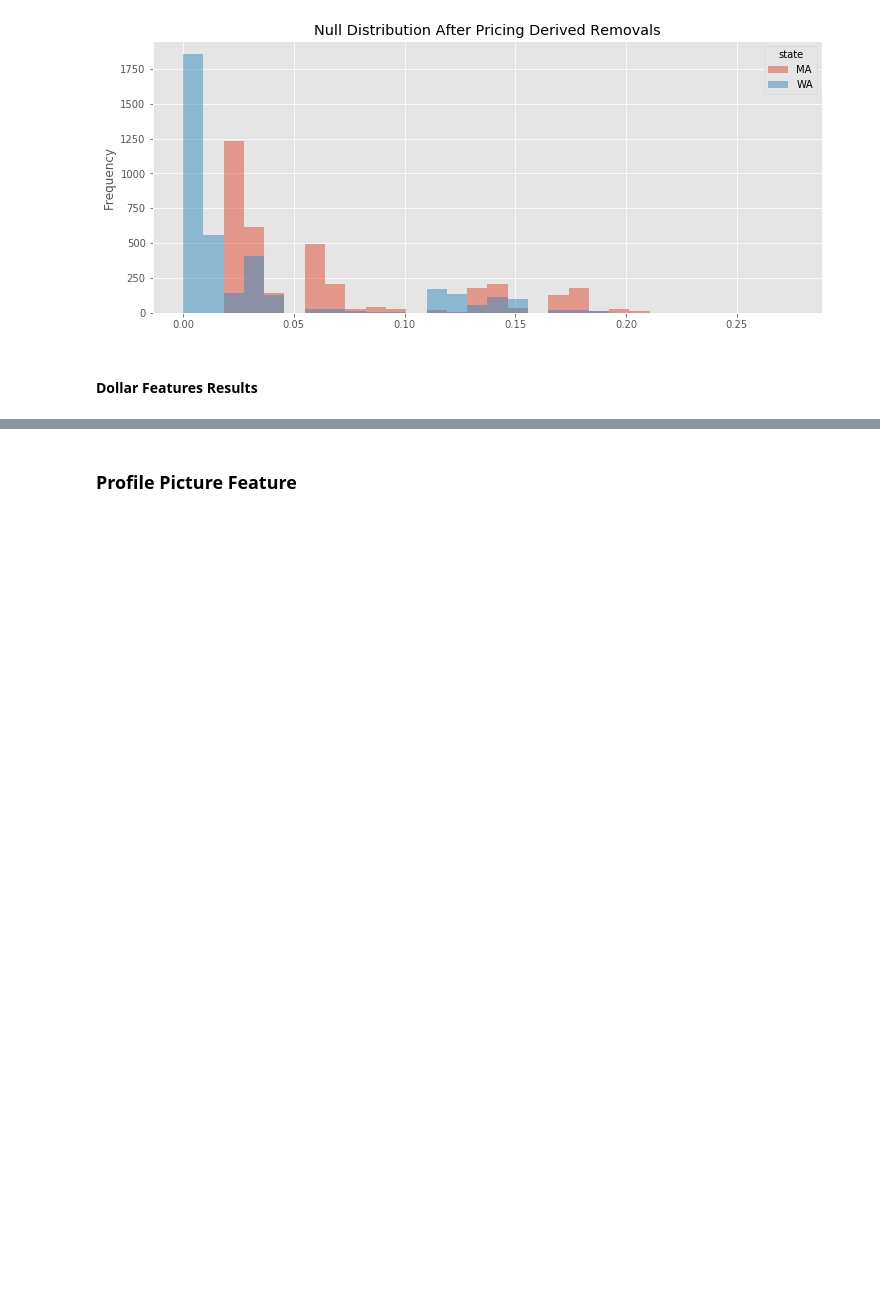
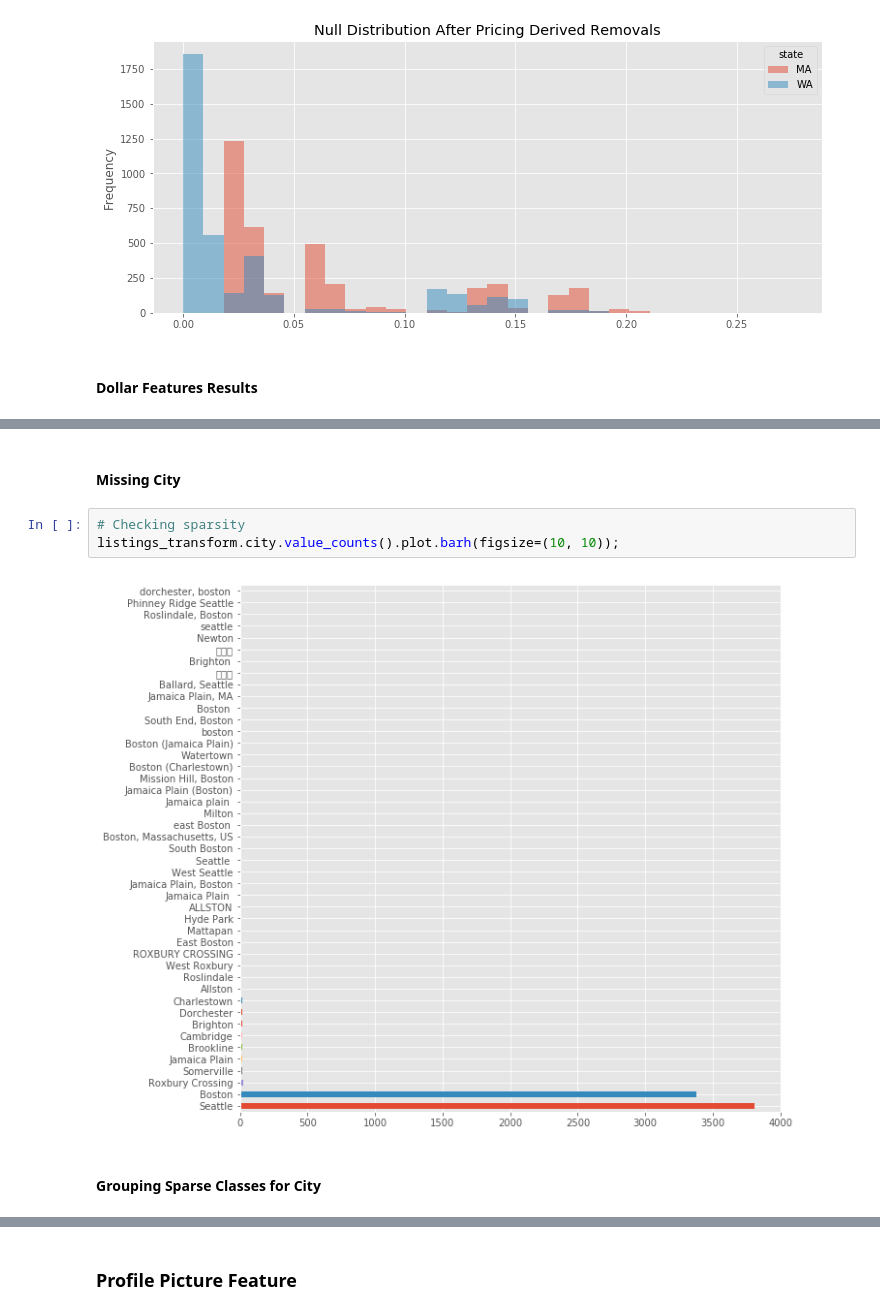
Before and after one commit to samlexrod/airbnb_ml, a Jupyter notebook: Airbnb_Analysis.ipynb, the cells around one changed output, grey strips where cells are left out. Drawn from its saved outputs; the diff is of its cells as text; blank space fills up the shorter version.

```diff
--- a/Airbnb_Analysis.ipynb
+++ b/Airbnb_Analysis.ipynb
@@ -1463,0 +1396,9 @@ tracker_add('dummies', inform_columns, assessed=True)
+# %% [markdown]
+#### Missing City
+# %%
+# Checking sparsity
+listings_transform.city.value_counts().plot.barh(figsize=(10, 10));
+# %% [output]
+[figure, added]
+# %% [markdown]
+#### Grouping Sparse Classes for City
```
Also changed, not shown: parts of 99 cells of this notebook, 2 other files.
